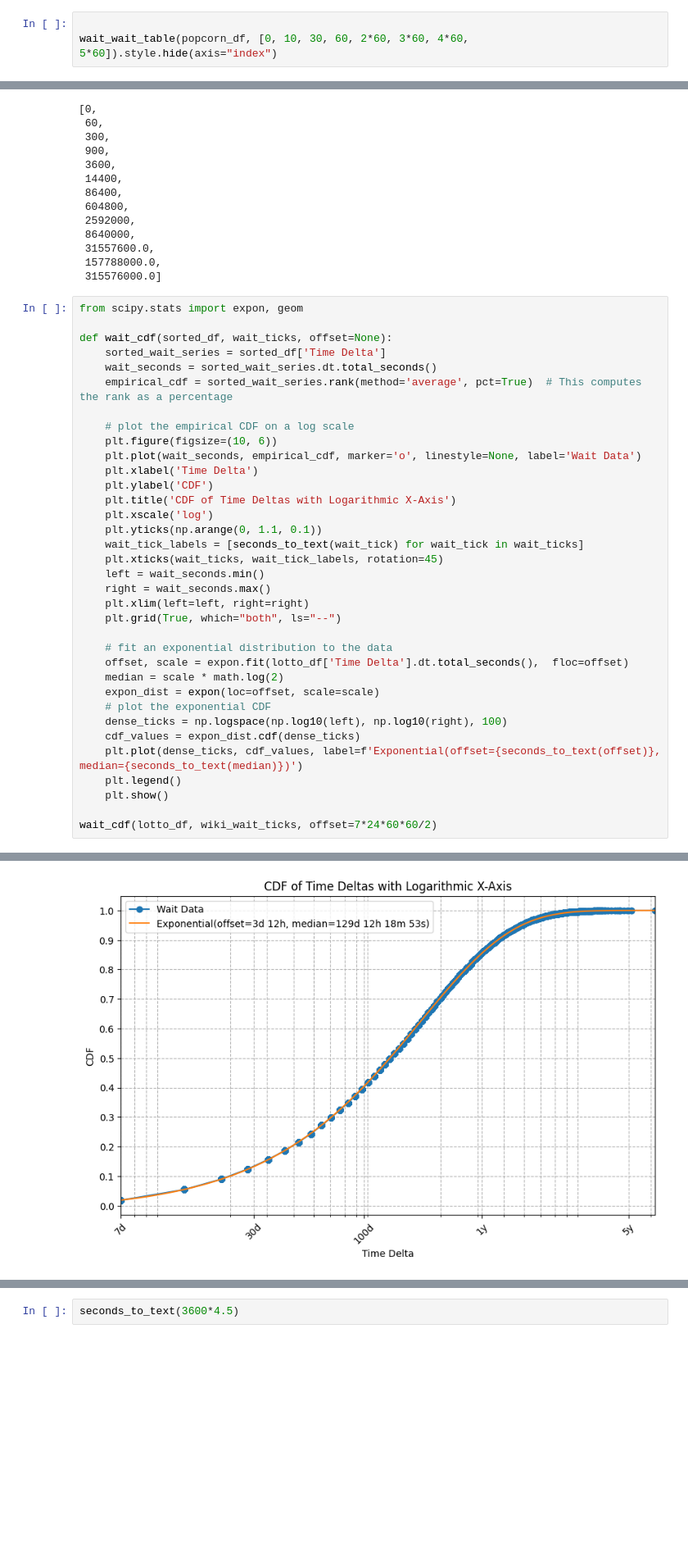
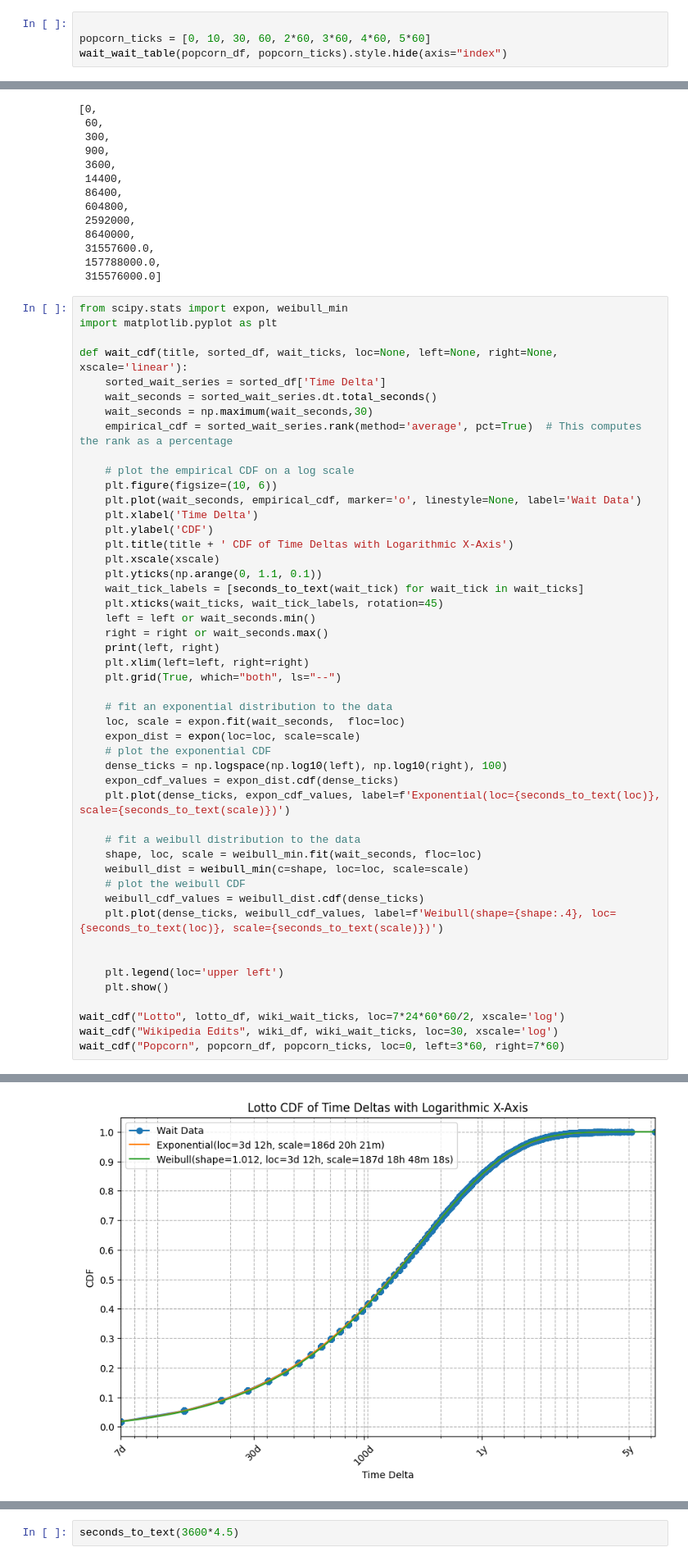
Before and after one commit to CarlKCarlK/wait-times, a Jupyter notebook: wait-times.ipynb, the cells around one changed output, grey strips where cells are left out. Shown: that part at 82% size. Cells and saved outputs as stored; diff of their text form; blank space fills up the shorter version.

```diff
--- a/wait-times.ipynb
+++ b/wait-times.ipynb
@@ -134,7 +134,8 @@ min    0 days 00:03:52.588244397
 max    0 days 00:05:59.183245298
 # %%
 
-wait_wait_table(popcorn_df, [0, 10, 30, 60, 2*60, 3*60, 4*60, 5*60]).style.hide(axis="index")
+popcorn_ticks = [0, 10, 30, 60, 2*60, 3*60, 4*60, 5*60]
+wait_wait_table(popcorn_df, popcorn_ticks).style.hide(axis="index")
 # %% [output]
 | Wait So Far | Median Additional Wait |
 | <1s | 5m |
@@ -251,11 +210,13 @@ wiki_wait_ticks
  157788000.0,
  315576000.0]
 # %%
-from scipy.stats import expon, geom
+from scipy.stats import expon, weibull_min
+import matplotlib.pyplot as plt
 
-def wait_cdf(sorted_df, wait_ticks, offset=None):
+def wait_cdf(title, sorted_df, wait_ticks, loc=None, left=None, right=None, xscale='linear'):
     sorted_wait_series = sorted_df['Time Delta']
     wait_seconds = sorted_wait_series.dt.total_seconds()
+    wait_seconds = np.maximum(wait_seconds,30)
     empirical_cdf = sorted_wait_series.rank(method='average', pct=True)  # This computes the rank as a percentage
 
     # plot the empirical CDF on a log scale
@@ -263,26 +224,37 @@ def wait_cdf(sorted_df, wait_ticks, offset=None):
     plt.plot(wait_seconds, empirical_cdf, marker='o', linestyle=None, label='Wait Data')
     plt.xlabel('Time Delta')
     plt.ylabel('CDF')
-    plt.title('CDF of Time Deltas with Logarithmic X-Axis')
-    plt.xscale('log')
+    plt.title(title + ' CDF of Time Deltas with Logarithmic X-Axis')
+    plt.xscale(xscale)
     plt.yticks(np.arange(0, 1.1, 0.1))
     wait_tick_labels = [seconds_to_text(wait_tick) for wait_tick in wait_ticks]
     plt.xticks(wait_ticks, wait_tick_labels, rotation=45)
-    left = wait_seconds.min()
-    right = wait_seconds.max()
+    left = left or wait_seconds.min()
+    right = right or wait_seconds.max()
+    print(left, right)
     plt.xlim(left=left, right=right)
     plt.grid(True, which="both", ls="--")
 
     # fit an exponential distribution to the data
-    offset, scale = expon.fit(lotto_df['Time Delta'].dt.total_seconds(),  floc=offset)
-    median = scale * math.log(2)
-    expon_dist = expon(loc=offset, scale=scale)
+    loc, scale = expon.fit(wait_seconds,  floc=loc)
+    expon_dist = expon(loc=loc, scale=scale)
     # plot the exponential CDF
     dense_ticks = np.logspace(np.log10(left), np.log10(right), 100)
-    cdf_values = expon_dist.cdf(dense_ticks)
-    plt.plot(dense_ticks, cdf_values, label=f'Exponential(offset={seconds_to_text(offset)}, median={seconds_to_text(median)})')
-    plt.legend()
+    expon_cdf_values = expon_dist.cdf(dense_ticks)
+    plt.plot(dense_ticks, expon_cdf_values, label=f'Exponential(loc={seconds_to_text(loc)}, scale={seconds_to_text(scale)})')
+
+    # fit a weibull distribution to the data
+    shape, loc, scale = weibull_min.fit(wait_seconds, floc=loc)
+    weibull_dist = weibull_min(c=shape, loc=loc, scale=scale)
+    # plot the weibull CDF
+    weibull_cdf_values = weibull_dist.cdf(dense_ticks)
+    plt.plot(dense_ticks, weibull_cdf_values, label=f'Weibull(shape={shape:.4}, loc={seconds_to_text(loc)}, scale={seconds_to_text(scale)})')
+
+
+    plt.legend(loc='upper left')
     plt.show()
 
-wait_cdf(lotto_df, wiki_wait_ticks, offset=7*24*60*60/2)
+wait_cdf("Lotto", lotto_df, wiki_wait_ticks, loc=7*24*60*60/2, xscale='log')
+wait_cdf("Wikipedia Edits", wiki_df, wiki_wait_ticks, loc=30, xscale='log')
+wait_cdf("Popcorn", popcorn_df, popcorn_ticks, loc=0, left=3*60, right=7*60)
 # %% [output]
@@ -289 +262 @@ wait_cdf(lotto_df, wiki_wait_ticks, offset=7*24*60*60/2)
-[figure, old version]
+[figure, new version]
```
Also changed, not shown: parts of 4 cells of this notebook.
